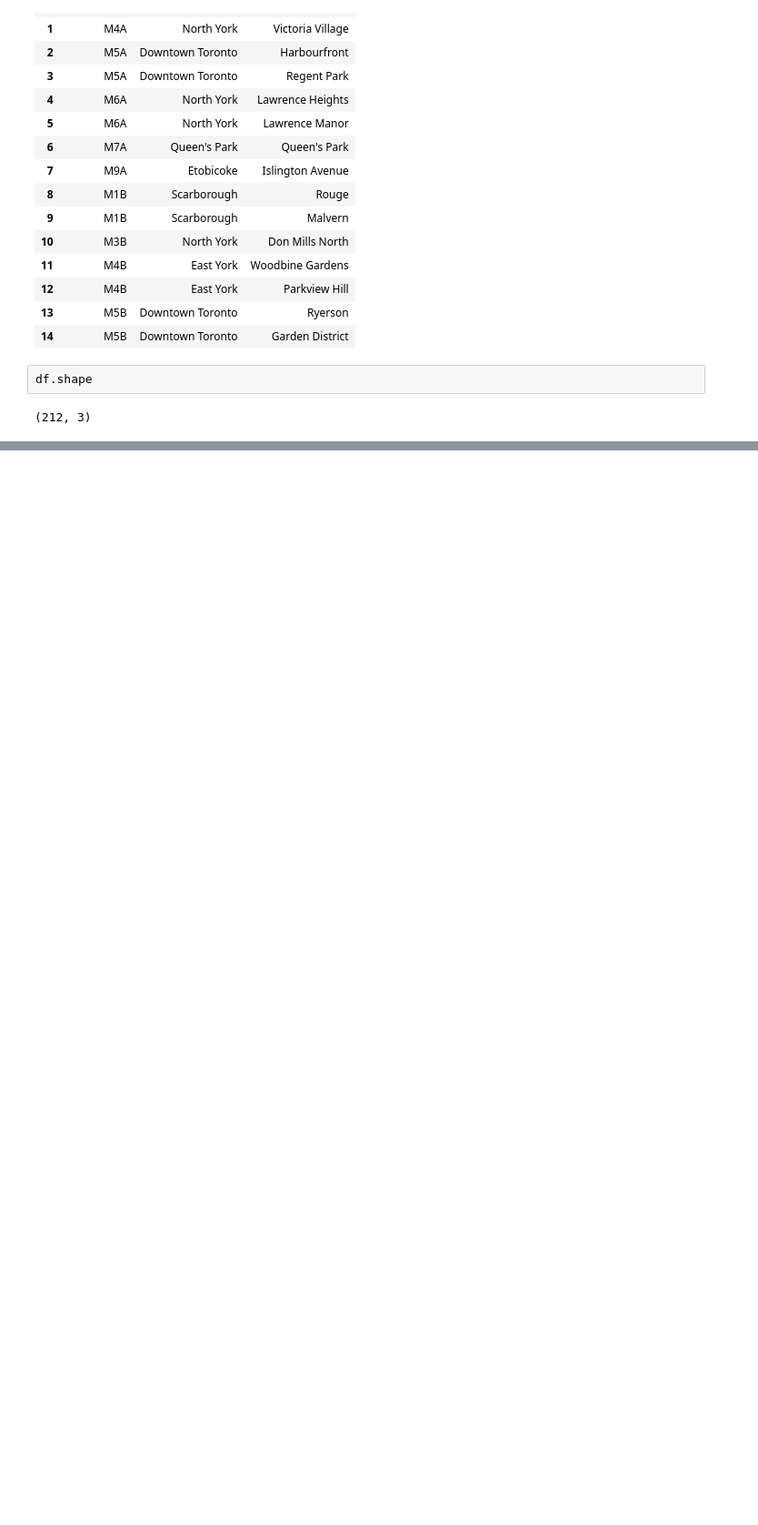
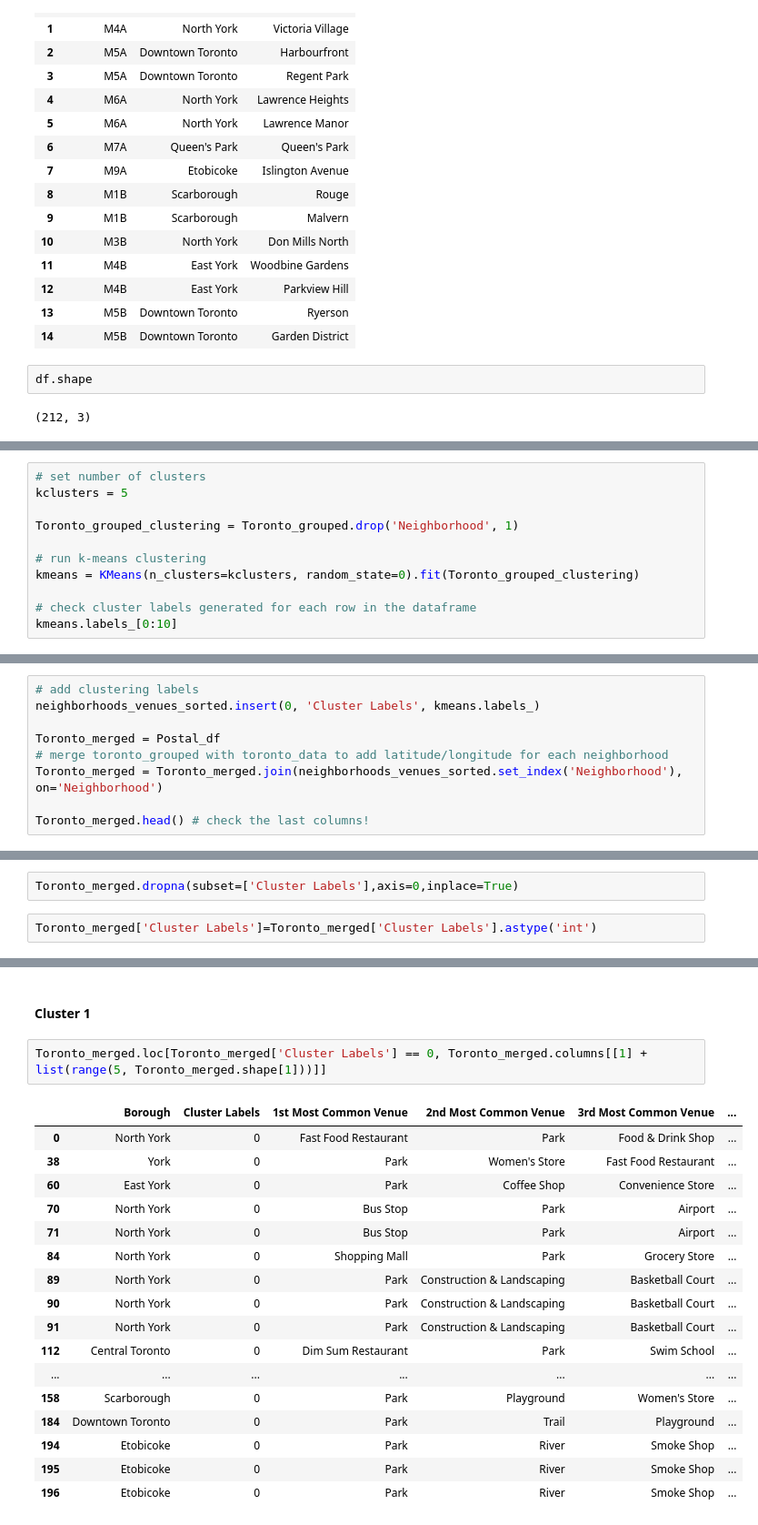
Before and after one commit to larrykiio/Coursera_Capstone, a Jupyter notebook: Clustering In Toronto.ipynb, the cells around one changed output, grey strips where cells are left out. Shown at 91% size. Cells and saved outputs as stored; diff of their text form; blank space fills up the shorter version.

```diff
--- a/Clustering In Toronto.ipynb
+++ b/Clustering In Toronto.ipynb
@@ -166,0 +601,11 @@ df.shape
+# %%
+# set number of clusters
+kclusters = 5
+
+Toronto_grouped_clustering = Toronto_grouped.drop('Neighborhood', 1)
+
+# run k-means clustering
+kmeans = KMeans(n_clusters=kclusters, random_state=0).fit(Toronto_grouped_clustering)
+
+# check cluster labels generated for each row in the dataframe
+kmeans.labels_[0:10]
@@ -166,0 +616,9 @@ df.shape
+# %%
+# add clustering labels
+neighborhoods_venues_sorted.insert(0, 'Cluster Labels', kmeans.labels_)
+
+Toronto_merged = Postal_df
+# merge toronto_grouped with toronto_data to add latitude/longitude for each neighborhood
+Toronto_merged = Toronto_merged.join(neighborhoods_venues_sorted.set_index('Neighborhood'), on='Neighborhood')
+
+Toronto_merged.head() # check the last columns!
@@ -166,0 +632,4 @@ df.shape
+# %%
+Toronto_merged.dropna(subset=['Cluster Labels'],axis=0,inplace=True)
+# %%
+Toronto_merged['Cluster Labels']=Toronto_merged['Cluster Labels'].astype('int')
@@ -166,0 +669,22 @@ df.shape
+# %% [markdown]
+#### Cluster 1
+# %%
+Toronto_merged.loc[Toronto_merged['Cluster Labels'] == 0, Toronto_merged.columns[[1] + list(range(5, Toronto_merged.shape[1]))]]
+# %% [output]
+|  | Borough | Cluster Labels | 1st Most Common Venue | 2nd Most Common Venue | 3rd Most Common Venue | ... |
+| 0 | North York | 0 | Fast Food Restaurant | Park | Food & Drink Shop | ... |
+| 38 | York | 0 | Park | Women's Store | Fast Food Restaurant | ... |
+| 60 | East York | 0 | Park | Coffee Shop | Convenience Store | ... |
+| 70 | North York | 0 | Bus Stop | Park | Airport | ... |
+| 71 | North York | 0 | Bus Stop | Park | Airport | ... |
+| 84 | North York | 0 | Shopping Mall | Park | Grocery Store | ... |
+| 89 | North York | 0 | Park | Construction & Landscaping | Basketball Court | ... |
+| 90 | North York | 0 | Park | Construction & Landscaping | Basketball Court | ... |
+| 91 | North York | 0 | Park | Construction & Landscaping | Basketball Court | ... |
+| 112 | Central Toronto | 0 | Dim Sum Restaurant | Park | Swim School | ... |
+| ... | ... | ... | ... | ... | ... | ... |
+| 158 | Scarborough | 0 | Park | Playground | Women's Store | ... |
+| 184 | Downtown Toronto | 0 | Park | Trail | Playground | ... |
+| 194 | Etobicoke | 0 | Park | River | Smoke Shop | ... |
+| 195 | Etobicoke | 0 | Park | River | Smoke Shop | ... |
+| 196 | Etobicoke | 0 | Park | River | Smoke Shop | ... |
```
Also changed, not shown: parts of 67 cells of this notebook.
